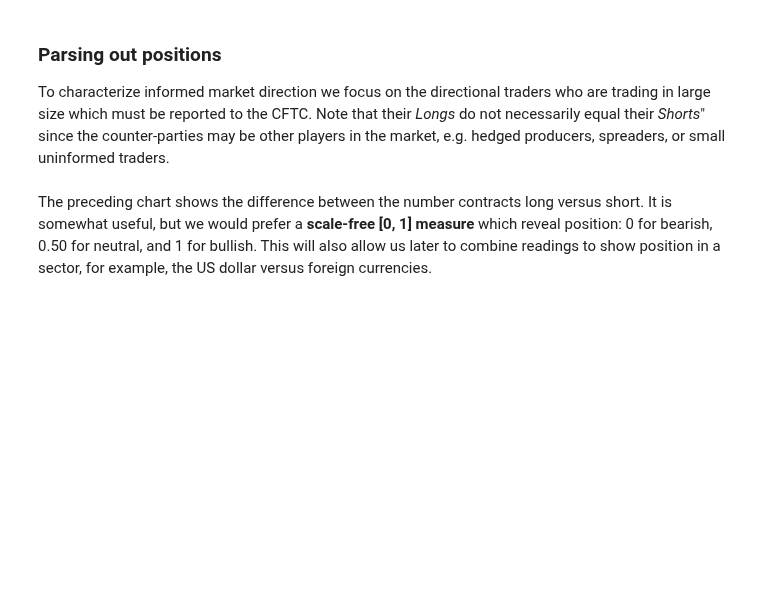
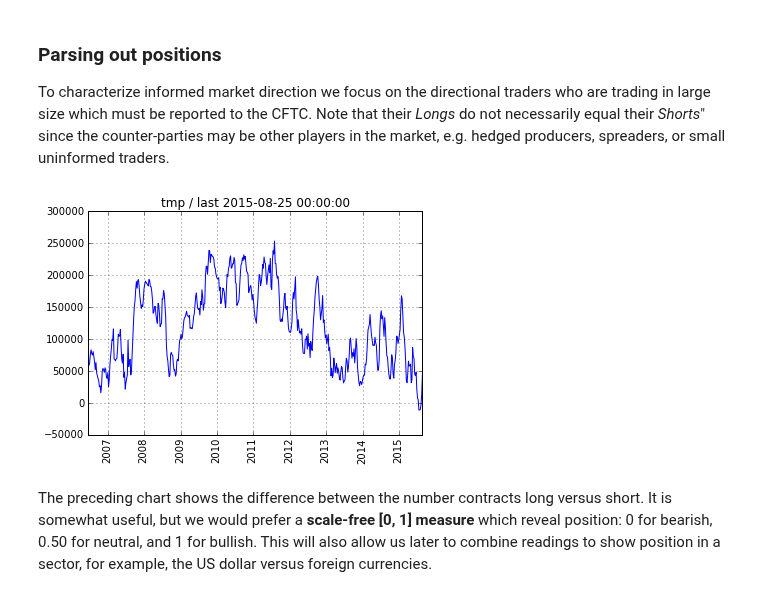
Before and after one commit to rsvp/fecon235, a Jupyter notebook: nb/qdl-COTR-positions.ipynb, the cells around one changed output. Saved outputs shown, nothing was run; the diff lists cells and outputs as text; code cells hidden in the pictures; blank space fills up the shorter version.

Commit message:
Simplify qdl-COTR-positions.ipynb commands using new fecon module
Commit with plots intact esp. for the GitHub repo.

```diff
--- a/nb/qdl-COTR-positions.ipynb
+++ b/nb/qdl-COTR-positions.ipynb
@@ -101,7 +124,9 @@ shorts = cotr['Money Manager Shorts']
 # diff in number of contracts:
 lsdiff = todf( longs - shorts )
 # %%
-plotqdl( lsdiff )
+plot( lsdiff )
+# %% [output]
+[figure, added]
 # %% [markdown]
 The preceding chart shows the difference between the number contracts long versus short. It is somewhat useful, but we would prefer a **scale-free [0, 1] measure** which reveal position: 0 for bearish, 0.50 for neutral, and 1 for bullish. This will also allow us later to combine readings to show position in a sector, for example, the US dollar versus foreign currencies.
 # %%
```
Also changed, not shown: parts of 20 cells of this notebook.
